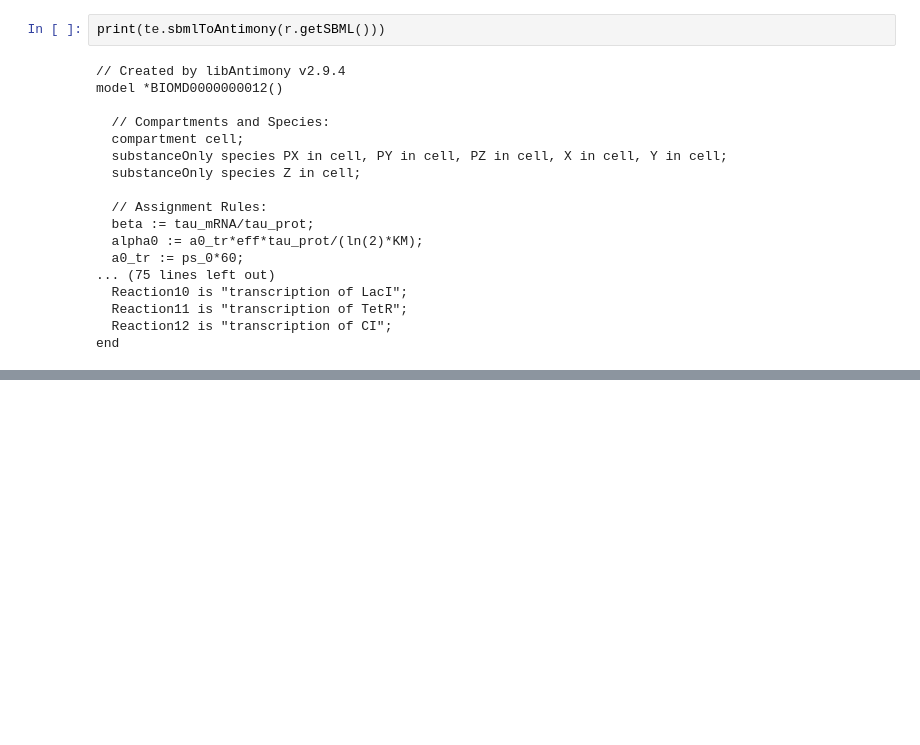
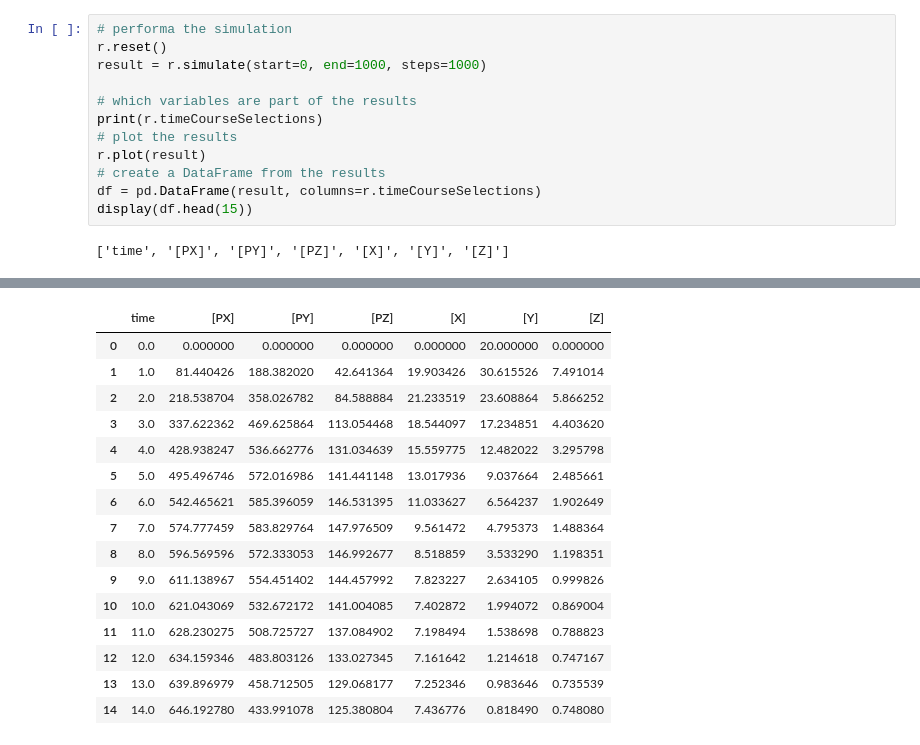
Before and after one commit to matthiaskoenig/lisym-tutorial, a Jupyter notebook: notebooks/repressilator.ipynb, the cells around one changed output, grey strips where cells are left out. Saved outputs shown, nothing was run; the diff lists cells and outputs as text; blank space fills up the shorter version.

```diff
--- a/notebooks/repressilator.ipynb
+++ b/notebooks/repressilator.ipynb
@@ -42,20 +95,14 @@ r.plot(result)
-# %%
-print(te.sbmlToAntimony(r.getSBML()))
-# %% [output]
-// Created by libAntimony v2.9.4
-model *BIOMD0000000012()
-
-  // Compartments and Species:
-  compartment cell;
-  substanceOnly species PX in cell, PY in cell, PZ in cell, X in cell, Y in cell;
-  substanceOnly species Z in cell;
-
-  // Assignment Rules:
-  beta := tau_mRNA/tau_prot;
-  alpha0 := a0_tr*eff*tau_prot/(ln(2)*KM);
-  a0_tr := ps_0*60;
-... (75 lines left out)
-  Reaction10 is "transcription of LacI";
-  Reaction11 is "transcription of TetR";
-  Reaction12 is "transcription of CI";
-end
+# %%
+# performa the simulation
+r.reset()
+result = r.simulate(start=0, end=1000, steps=1000)
+
+# which variables are part of the results
+print(r.timeCourseSelections)
+# plot the results
+r.plot(result)
+# create a DataFrame from the results
+df = pd.DataFrame(result, columns=r.timeCourseSelections)
+display(df.head(15))
+# %% [output]
+['time', '[PX]', '[PY]', '[PZ]', '[X]', '[Y]', '[Z]']
@@ -61,0 +110,16 @@ end
+|  | time | [PX] | [PY] | [PZ] | [X] | [Y] | [Z] |
+| 0 | 0.0 | 0.000000 | 0.000000 | 0.000000 | 0.000000 | 20.000000 | 0.000000 |
+| 1 | 1.0 | 81.440426 | 188.382020 | 42.641364 | 19.903426 | 30.615526 | 7.491014 |
+| 2 | 2.0 | 218.538704 | 358.026782 | 84.588884 | 21.233519 | 23.608864 | 5.866252 |
+| 3 | 3.0 | 337.622362 | 469.625864 | 113.054468 | 18.544097 | 17.234851 | 4.403620 |
+| 4 | 4.0 | 428.938247 | 536.662776 | 131.034639 | 15.559775 | 12.482022 | 3.295798 |
+| 5 | 5.0 | 495.496746 | 572.016986 | 141.441148 | 13.017936 | 9.037664 | 2.485661 |
+| 6 | 6.0 | 542.465621 | 585.396059 | 146.531395 | 11.033627 | 6.564237 | 1.902649 |
+| 7 | 7.0 | 574.777459 | 583.829764 | 147.976509 | 9.561472 | 4.795373 | 1.488364 |
+| 8 | 8.0 | 596.569596 | 572.333053 | 146.992677 | 8.518859 | 3.533290 | 1.198351 |
+| 9 | 9.0 | 611.138967 | 554.451402 | 144.457992 | 7.823227 | 2.634105 | 0.999826 |
+| 10 | 10.0 | 621.043069 | 532.672172 | 141.004085 | 7.402872 | 1.994072 | 0.869004 |
+| 11 | 11.0 | 628.230275 | 508.725727 | 137.084902 | 7.198494 | 1.538698 | 0.788823 |
+| 12 | 12.0 | 634.159346 | 483.803126 | 133.027345 | 7.161642 | 1.214618 | 0.747167 |
+| 13 | 13.0 | 639.896979 | 458.712505 | 129.068177 | 7.252346 | 0.983646 | 0.735539 |
+| 14 | 14.0 | 646.192780 | 433.991078 | 125.380804 | 7.436776 | 0.818490 | 0.748080 |
```
Also changed, not shown: parts of 6 cells of this notebook, 34 other files.
